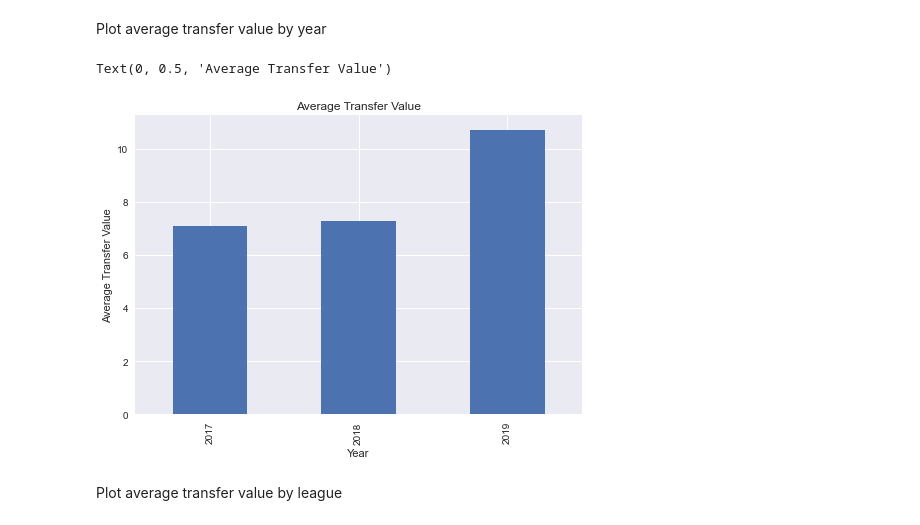
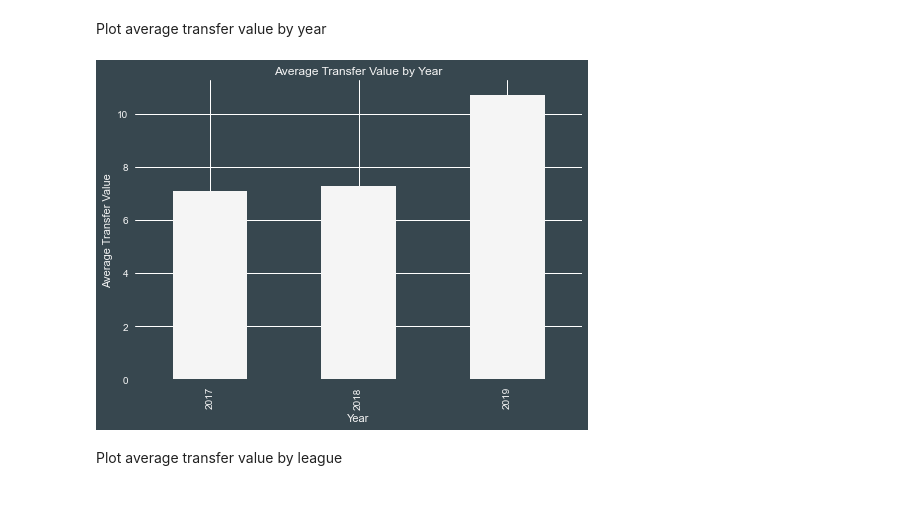
Before and after one commit to esadsetts/Mod_5_Project, a Jupyter notebook: EDA.ipynb, the cells around one changed output. Drawn from its saved outputs; the diff is of its cells as text; code cells hidden in the pictures.

```diff
--- a/EDA.ipynb
+++ b/EDA.ipynb
@@ -13,12 +13,16 @@ Load in data
 df = pd.read_csv('data_cleaned.csv', index_col=0)
 # %% [markdown]
 Plot average transfer value by year
-# %%
-df.groupby('year').fee_cleaned.mean().plot(kind = 'bar', title = 'Average Transfer Value')
-plt.xlabel('Year')
-plt.ylabel('Average Transfer Value')
-# %% [output]
-Text(0, 0.5, 'Average Transfer Value')
-[figure, removed]
+# %%
+fig = plt.figure(facecolor = '#37474f')
+ax = df.groupby('year').fee_cleaned.mean().plot(kind = 'bar', color = '#f5f5f5')
+plt.xlabel('Year', color = '#f5f5f5')
+plt.ylabel('Average Transfer Value', color = '#f5f5f5')
+plt.xticks(color = '#f5f5f5')
+plt.yticks(color = '#f5f5f5')
+plt.title('Average Transfer Value by Year', color = '#f5f5f5')
+ax.set_facecolor('#37474f')
+# %% [output]
+[figure, added]
 # %% [markdown]
 Plot average transfer value by league
```
Also changed, not shown: parts of 11 cells of this notebook, 2 other files.
